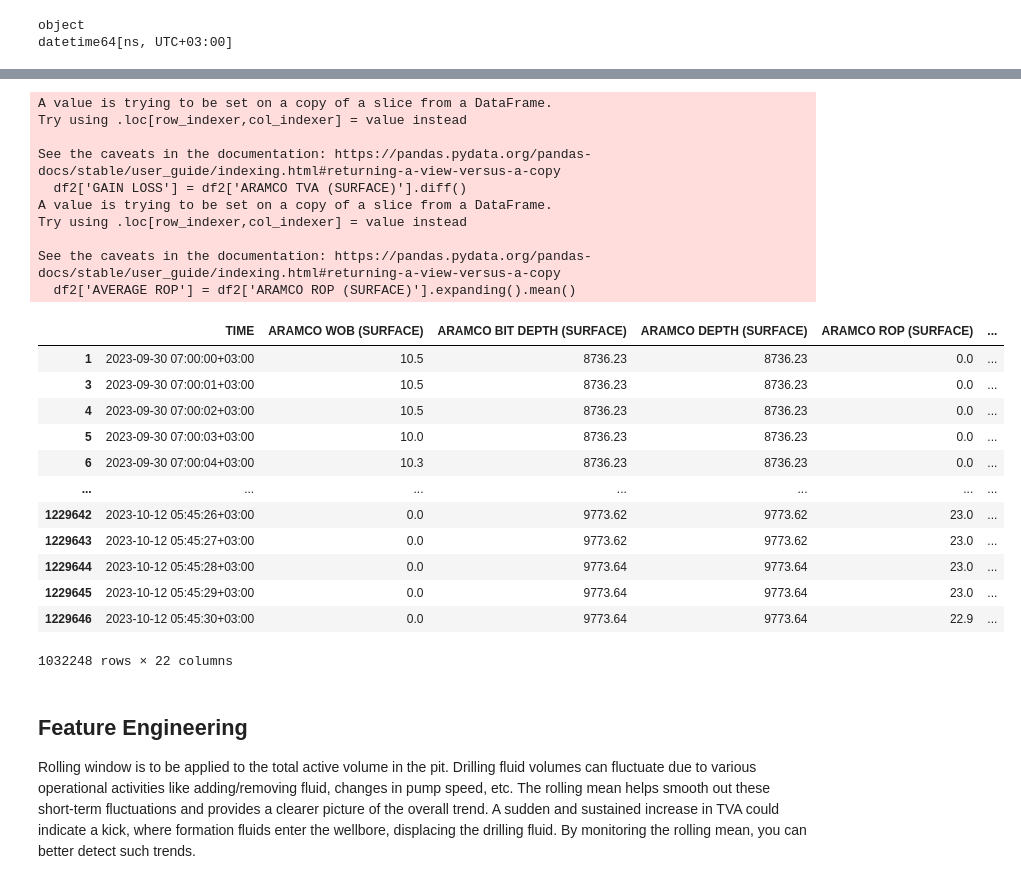
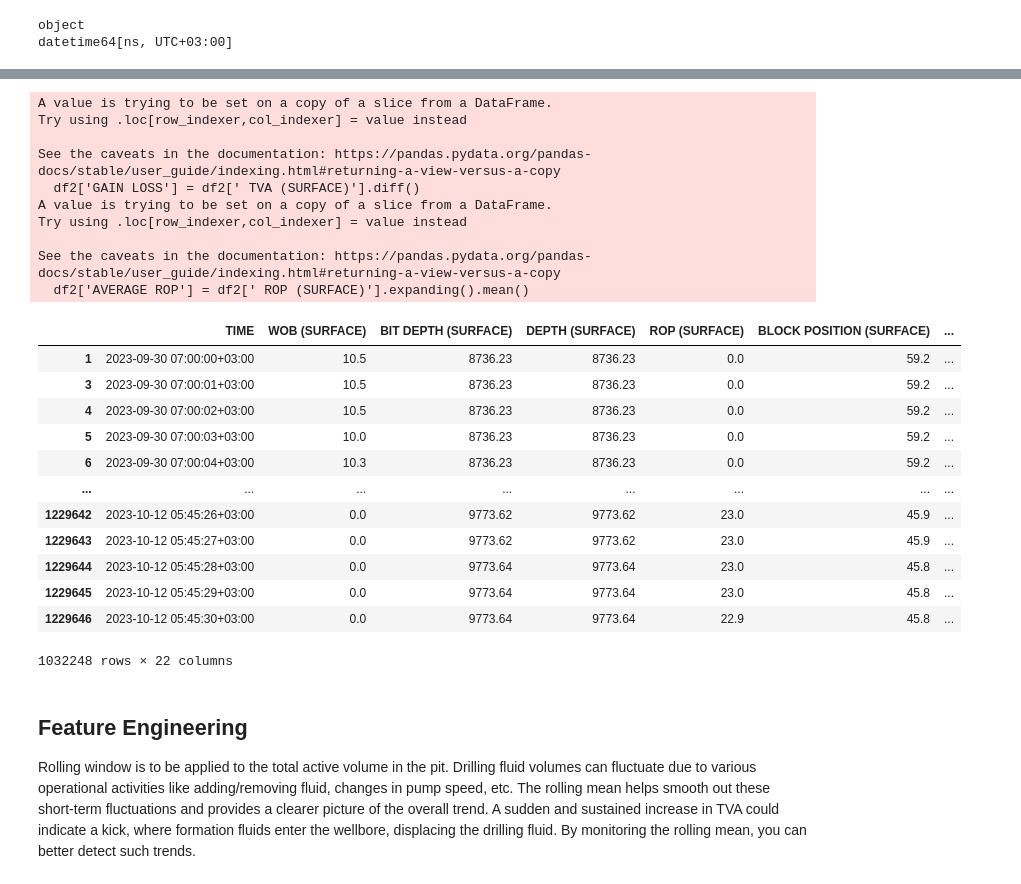
Before and after one commit to nkosimate/LSTM-autoencoder, a Jupyter notebook: MSC-Proj.ipynb, the cells around one changed output, grey strips where cells are left out. Drawn from its saved outputs; the diff is of its cells as text; code cells hidden in the pictures.

```diff
--- a/MSC-Proj.ipynb
+++ b/MSC-Proj.ipynb
@@ -90,25 +90,25 @@ dtype: object
 # %%
 # List of columns to convert from object to float
 columns_to_convert = [
-    "ARAMCO WOB (SURFACE)",
-    "ARAMCO BIT DEPTH (SURFACE)",
-    "ARAMCO DEPTH (SURFACE)",
-    "ARAMCO ROP (SURFACE)",
-    "ARAMCO BLOCK POSITION (SURFACE)",
-    "ARAMCO RPM (SURFACE)",
-    "ARAMCO HOOKLOAD (SURFACE)",
-    "ARAMCO TORQUE (SURFACE)",
-    "ARAMCO SPP (SURFACE)",
-    "ARAMCO FLOW OUT (SURFACE)",
-    "ARAMCO FLOW IN (SURFACE)",
-    "ARAMCO TTV2 (SURFACE)",
-    "ARAMCO TTV (SURFACE)",
-    "ARAMCO TVA (SURFACE)",
-    "ARAMCO TVT (SURFACE)",
-    "ARAMCO MLOG LAG DEPTH",
-    "ARAMCO SPM3 (SURFACE)",
-    "ARAMCO SPM2 (SURFACE)",
-    "ARAMCO SPM1 (SURFACE)"
+    " WOB (SURFACE)",
+    " BIT DEPTH (SURFACE)",
+    " DEPTH (SURFACE)",
+    " ROP (SURFACE)",
+    " BLOCK POSITION (SURFACE)",
+    " RPM (SURFACE)",
+    " HOOKLOAD (SURFACE)",
+    " TORQUE (SURFACE)",
+    " SPP (SURFACE)",
+    " FLOW OUT (SURFACE)",
+    " FLOW IN (SURFACE)",
+    " TTV2 (SURFACE)",
+    " TTV (SURFACE)",
+    " TVA (SURFACE)",
+    " TVT (SURFACE)",
+    " MLOG LAG DEPTH",
+    " SPM3 (SURFACE)",
+    " SPM2 (SURFACE)",
+    " SPM1 (SURFACE)"
 ]
 
 # Convert each column to float
@@ -137,38 +137,38 @@ ARAMCO SPM1 (SURFACE)                                float64
 dtype: object
 # %%
 #Create new dataframe object without "Heartbeat" data
-df2 = df[df['ARAMCO DEPTH (SURFACE)']>=0]
+df2 = df[df[' DEPTH (SURFACE)']>=0]
 
 # Calculate gain/loss as the difference between consecutive mud volume measurements
-df2['GAIN LOSS'] = df2['ARAMCO TVA (SURFACE)'].diff()
+df2['GAIN LOSS'] = df2[' TVA (SURFACE)'].diff()
 
 # Calculate the cumulative average ROP
-df2['AVERAGE ROP'] = df2['ARAMCO ROP (SURFACE)'].expanding().mean()
+df2['AVERAGE ROP'] = df2[' ROP (SURFACE)'].expanding().mean()
 
 df2
 # %% [output]
 A value is trying to be set on a copy of a slice from a DataFrame.
 Try using .loc[row_indexer,col_indexer] = value instead
 
 See the caveats in the documentation: https://pandas.pydata.org/pandas-docs/stable/user_guide/indexing.html#returning-a-view-versus-a-copy
-  df2['GAIN LOSS'] = df2['ARAMCO TVA (SURFACE)'].diff()
+  df2['GAIN LOSS'] = df2[' TVA (SURFACE)'].diff()
 A value is trying to be set on a copy of a slice from a DataFrame.
 Try using .loc[row_indexer,col_indexer] = value instead
 
 See the caveats in the documentation: https://pandas.pydata.org/pandas-docs/stable/user_guide/indexing.html#returning-a-view-versus-a-copy
-  df2['AVERAGE ROP'] = df2['ARAMCO ROP (SURFACE)'].expanding().mean()
+  df2['AVERAGE ROP'] = df2[' ROP (SURFACE)'].expanding().mean()
-|  | TIME | ARAMCO WOB (SURFACE) | ARAMCO BIT DEPTH (SURFACE) | ARAMCO DEPTH (SURFACE) | ARAMCO ROP (SURFACE) | ... |
-| 1 | 2023-09-30 07:00:00+03:00 | 10.5 | 8736.23 | 8736.23 | 0.0 | ... |
-| 3 | 2023-09-30 07:00:01+03:00 | 10.5 | 8736.23 | 8736.23 | 0.0 | ... |
-| 4 | 2023-09-30 07:00:02+03:00 | 10.5 | 8736.23 | 8736.23 | 0.0 | ... |
-| 5 | 2023-09-30 07:00:03+03:00 | 10.0 | 8736.23 | 8736.23 | 0.0 | ... |
-| 6 | 2023-09-30 07:00:04+03:00 | 10.3 | 8736.23 | 8736.23 | 0.0 | ... |
-| ... | ... | ... | ... | ... | ... | ... |
-| 1229642 | 2023-10-12 05:45:26+03:00 | 0.0 | 9773.62 | 9773.62 | 23.0 | ... |
-| 1229643 | 2023-10-12 05:45:27+03:00 | 0.0 | 9773.62 | 9773.62 | 23.0 | ... |
-| 1229644 | 2023-10-12 05:45:28+03:00 | 0.0 | 9773.64 | 9773.64 | 23.0 | ... |
-| 1229645 | 2023-10-12 05:45:29+03:00 | 0.0 | 9773.64 | 9773.64 | 23.0 | ... |
-| 1229646 | 2023-10-12 05:45:30+03:00 | 0.0 | 9773.64 | 9773.64 | 22.9 | ... |
+|  | TIME | WOB (SURFACE) | BIT DEPTH (SURFACE) | DEPTH (SURFACE) | ROP (SURFACE) | BLOCK POSITION (SURFACE) | ... |
+| 1 | 2023-09-30 07:00:00+03:00 | 10.5 | 8736.23 | 8736.23 | 0.0 | 59.2 | ... |
+| 3 | 2023-09-30 07:00:01+03:00 | 10.5 | 8736.23 | 8736.23 | 0.0 | 59.2 | ... |
+| 4 | 2023-09-30 07:00:02+03:00 | 10.5 | 8736.23 | 8736.23 | 0.0 | 59.2 | ... |
+| 5 | 2023-09-30 07:00:03+03:00 | 10.0 | 8736.23 | 8736.23 | 0.0 | 59.2 | ... |
+| 6 | 2023-09-30 07:00:04+03:00 | 10.3 | 8736.23 | 8736.23 | 0.0 | 59.2 | ... |
+| ... | ... | ... | ... | ... | ... | ... | ... |
+| 1229642 | 2023-10-12 05:45:26+03:00 | 0.0 | 9773.62 | 9773.62 | 23.0 | 45.9 | ... |
+| 1229643 | 2023-10-12 05:45:27+03:00 | 0.0 | 9773.62 | 9773.62 | 23.0 | 45.9 | ... |
+| 1229644 | 2023-10-12 05:45:28+03:00 | 0.0 | 9773.64 | 9773.64 | 23.0 | 45.8 | ... |
+| 1229645 | 2023-10-12 05:45:29+03:00 | 0.0 | 9773.64 | 9773.64 | 23.0 | 45.8 | ... |
+| 1229646 | 2023-10-12 05:45:30+03:00 | 0.0 | 9773.64 | 9773.64 | 22.9 | 45.8 | ... |
 1032248 rows × 22 columns
 # %% [markdown]
 ## Feature Engineering
```
Also changed, not shown: parts of 7 cells of this notebook.
